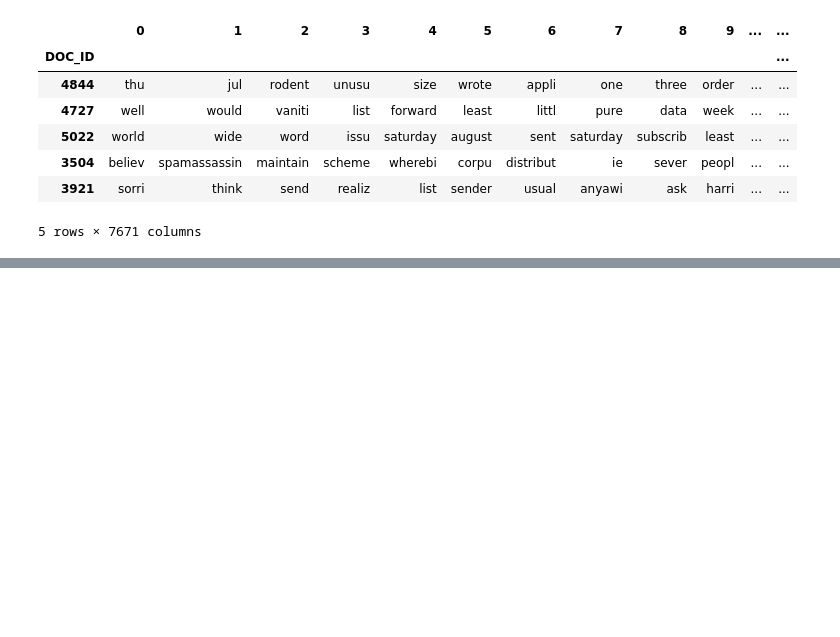
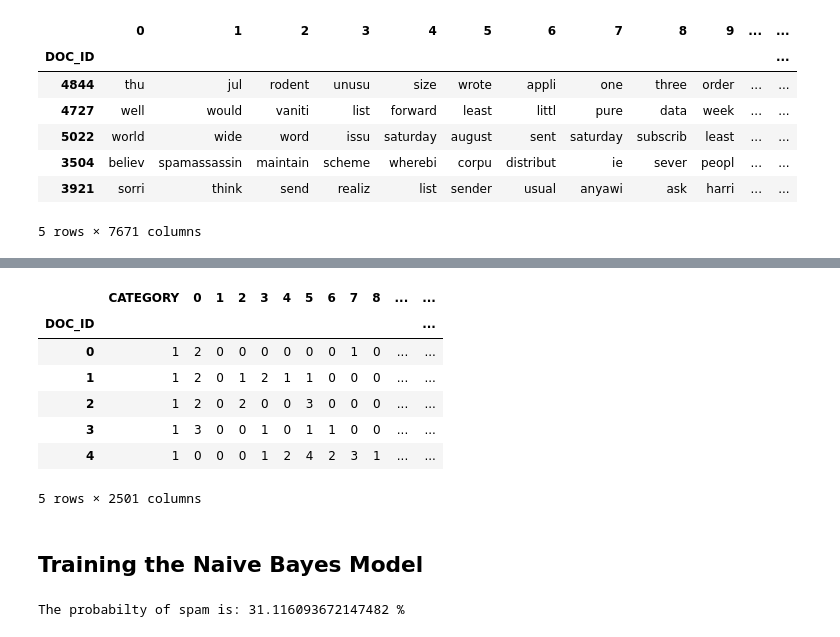
Before and after one commit to Shubhammer7/Naive_Bayes_Spam_Classifier, a Jupyter notebook: spam_email_NBclassifier.ipynb, the cells around one changed output, grey strips where cells are left out. Drawn from its saved outputs; the diff is of its cells as text; code cells hidden in the pictures; blank space fills up the shorter version.

```diff
--- a/spam_email_NBclassifier.ipynb
+++ b/spam_email_NBclassifier.ipynb
@@ -585,0 +695,2 @@ X_train.head()
+# %%
+sparse_train_data = np.loadtxt(TRAINING_DATA_FILE, delimiter=' ', dtype=int)
@@ -585,0 +713,3 @@ X_train.head()
+# %%
+column_names = ['DOC_ID'] + ['CATEGORY'] + list(range(0,VOCAB_SIZE))
+column_names[:5]
@@ -585,0 +749,24 @@ X_train.head()
+# %%
+def make_full_matrix(sparse_matrix, nr_words, doc_idx=0, word_idx=1, cat_idx=2, freq_idx=3):
+
+    column_names = ['DOC_ID'] + ['CATEGORY'] + list(range(0,VOCAB_SIZE))
+    doc_id_names = np.unique(sparse_matrix[:,0])
+    full_matrix = pd.DataFrame(index=doc_id_names, columns=column_names)
+    full_matrix.fillna(value=0,inplace=True)
+
+    for i in range(sparse_matrix.shape[0]):
+        doc_nr = sparse_matrix[i][doc_idx]
+        word_id = sparse_matrix[i][word_idx]
+        label = sparse_matrix[i][cat_idx]
+        occurence = sparse_matrix[i][freq_idx]
+
+        full_matrix.at[doc_nr,'DOC_ID'] = doc_nr
+        full_matrix.at[doc_nr,'CATEGORY'] = label
+        full_matrix.at[doc_nr, word_id] = occurence
+
+
+    full_matrix.set_index('DOC_ID', inplace=True)
+    return full_matrix
+# %%
+%%time
+full_train_data = make_full_matrix(sparse_train_data, VOCAB_SIZE)
@@ -585,0 +776,18 @@ X_train.head()
+# %%
+full_train_data.head()
+# %% [output]
+|  | CATEGORY | 0 | 1 | 2 | 3 | 4 | 5 | 6 | 7 | 8 | ... | ... |
+| DOC_ID |  |  |  |  |  |  |  |  |  |  |  | ... |
+| 0 | 1 | 2 | 0 | 0 | 0 | 0 | 0 | 0 | 1 | 0 | ... | ... |
+| 1 | 1 | 2 | 0 | 1 | 2 | 1 | 1 | 0 | 0 | 0 | ... | ... |
+| 2 | 1 | 2 | 0 | 2 | 0 | 0 | 3 | 0 | 0 | 0 | ... | ... |
+| 3 | 1 | 3 | 0 | 0 | 1 | 0 | 1 | 1 | 0 | 0 | ... | ... |
+| 4 | 1 | 0 | 0 | 0 | 1 | 2 | 4 | 2 | 3 | 1 | ... | ... |
+5 rows × 2501 columns
+# %% [markdown]
+## Training the Naive Bayes Model
+# %%
+prob_spam = full_train_data.CATEGORY.sum() / full_train_data.CATEGORY.size
+print("The probabilty of spam is:", prob_spam * 100,"%")
+# %% [output]
+The probabilty of spam is: 31.116093672147482 %
```
Also changed, not shown: parts of 60 cells of this notebook, 3 other files.
